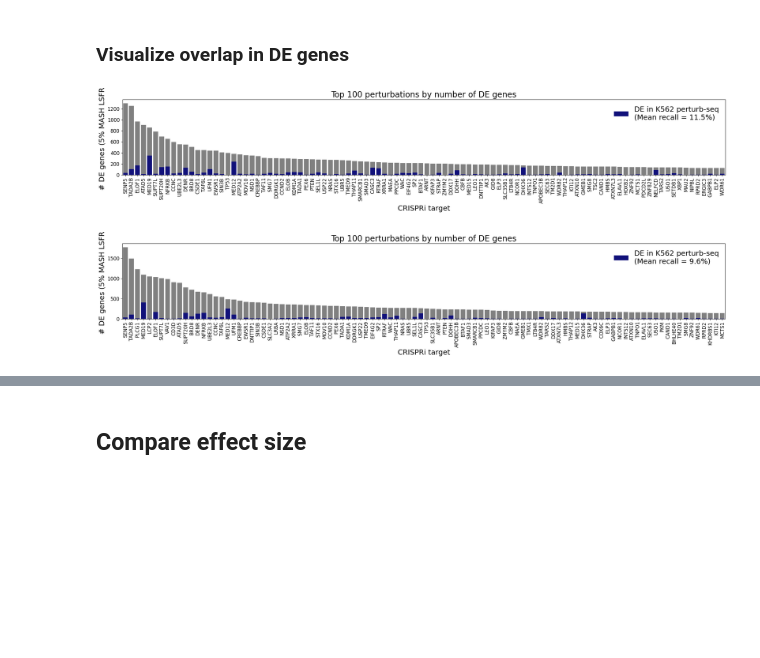
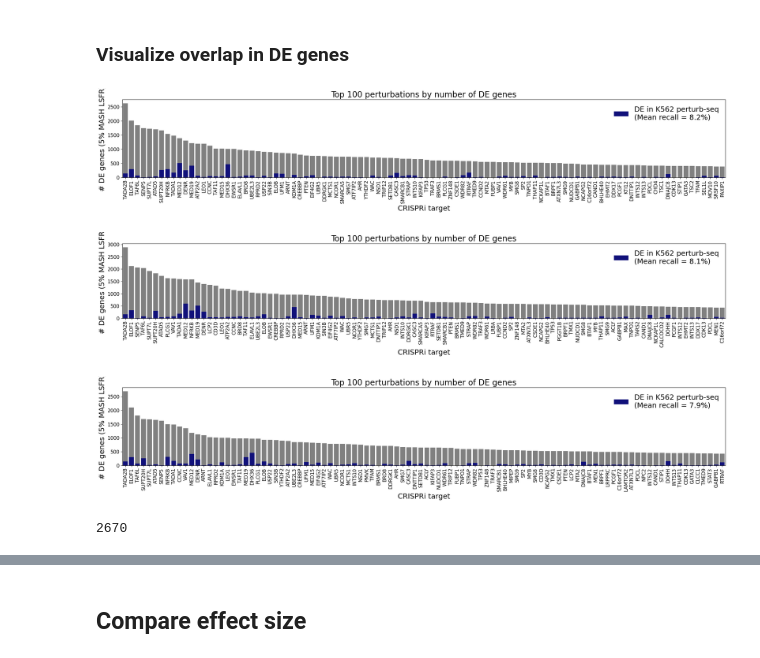
Before and after one commit to emdann/GWT_perturbseq_analysis_2025, a Jupyter notebook: src/3_DE_analysis/K562_DE/K562_vs_CD4T_analysis.ipynb, the cells around one changed output, grey strips where cells are left out. Saved outputs shown, nothing was run; the diff lists cells and outputs as text; code cells hidden in the pictures; blank space fills up the shorter version.

Commit message:
updated K562 comparison

```diff
--- a/src/3_DE_analysis/K562_DE/K562_vs_CD4T_analysis.ipynb
+++ b/src/3_DE_analysis/K562_DE/K562_vs_CD4T_analysis.ipynb
@@ -19,5 +16,28 @@ import pertpy
 
 import matplotlib.pyplot as plt
 import seaborn as sns
+import matplotlib as mpl
+
+# Configure matplotlib for Illustrator-compatible PDFs
+mpl.rcParams['pdf.fonttype'] = 42  # Embed fonts as TrueType
+mpl.rcParams['font.family'] = 'sans-serif'
+mpl.rcParams['font.sans-serif'] = ['Arial', 'Helvetica', 'DejaVu Sans']
+plt.rcParams['figure.autolayout'] = True
+plt.rcParams['figure.dpi'] = 300  # or 150, 200, etc.
+plt.rcParams['savefig.dpi'] = 300
+
+# Increase all font sizes
+plt.rcParams['font.size'] = 16  # Base font size
+plt.rcParams['axes.titlesize'] = 18
+plt.rcParams['axes.labelsize'] = 16
+plt.rcParams['xtick.labelsize'] = 15
+plt.rcParams['ytick.labelsize'] = 15
+plt.rcParams['legend.fontsize'] = 15
+
 
 from tqdm.notebook import tqdm
+# %%
+import yaml
+with open('../../../metadata/figure_palettes.yaml', 'r') as f:
+    palettes = yaml.safe_load(f)
+palettes.keys()
@@ -25,7 +47,7 @@ from tqdm.notebook import tqdm
 ## Load MASH DE results
 Generated in `K562_DEseq2.ipynb`
 # %%
-all_res_df = pd.read_parquet('/mnt/oak/users/emma/data/GWT/CD4iR1_Psomagen/MASH_comparison_results.parquet')
+all_res_df = pd.read_parquet('/mnt/oak/users/emma/data/GWT/CD4i_final/MASH_comparison_results.parquet')
 # %%
 split_test_df = all_res_df.test.str.split("_", expand=True).rename(columns={0: "target_contrast", 1: "gene_name"})
 # %%
@@ -46,35 +73,40 @@ wide_signif_res_df = signif_res_df.pivot(columns='cell_type', index=['target_con
 # %%
 tcells_de_compare_dict = {}
-for c in ['Rest', 'Stim8hr']:
+for c in ['Rest', 'Stim8hr', 'Stim48hr']:
     signif_df = (wide_signif_res_df[['K562', c]]
         .groupby('target_contrast')
         .apply(lambda x: pd.Series({
             'K562_repl': ((~x['K562'].isna()) & (~x[c].isna())).sum(),
             'n_signif': (~x[c].isna()).sum()
         })))
     signif_df = signif_df.sort_values('n_signif', ascending=False)
 
     # Take top 100 perturbations
     pl_signif_df = signif_df.head(100)
 
     # Create single figure
     fig, ax = plt.subplots(figsize=(22, 4.5))
 
     # Plot bars
     sns.barplot(data=pl_signif_df, x='target_contrast', y='n_signif', ax=ax, color='grey')
     sns.barplot(data=pl_signif_df, x='target_contrast', y='K562_repl', ax=ax, color='darkblue',
-                label=f'DE in K562 perturb-seq\n(Mean recall = {np.round(np.mean(pl_signif_df["K562_repl"]/pl_signif_df["n_signif"]) * 100, 1)}%)')
+                label=f'DE in K562 perturb-seq\n(Mean recall = {np.round(np.mean(signif_df["K562_repl"]/signif_df["n_signif"]) * 100, 1)}%)')
 
     # Customize plot
     ax.set_xticklabels(ax.get_xticklabels(), rotation=90, fontsize=12)
     ax.set_ylabel('# DE genes (5% MASH LSFR)', fontsize=18)
     ax.set_xlabel('CRISPRi target', fontsize=18)
     ax.tick_params(axis='y', labelsize=12)
     ax.legend(frameon=False, fontsize=18)
 
     plt.title('Top 100 perturbations by number of DE genes', fontsize=20)
     plt.tight_layout()
     plt.show()
 # %% [output]
-[figure, old version]
+[figure, new version]
-[figure, old version]
+[figure, new version]
+[figure, added]
+# %%
+wide_signif_res_df.reset_index()['target_contrast'].nunique()
+# %% [output]
+2670
```
Also changed, not shown: parts of 31 cells of this notebook, 14 other files.
